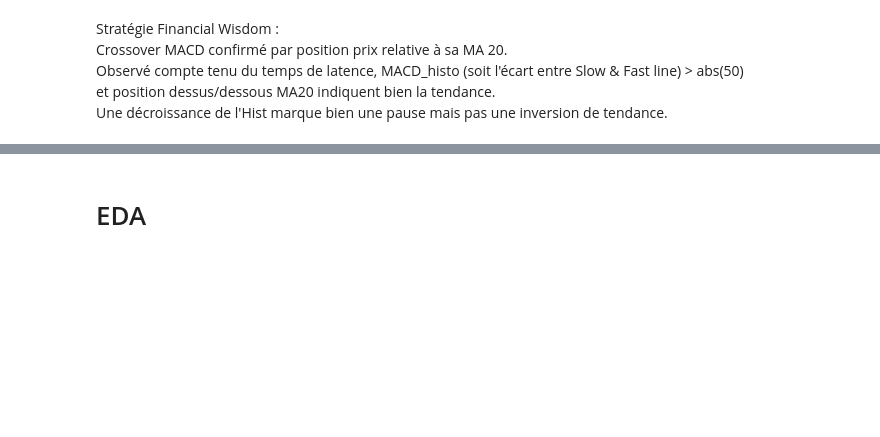
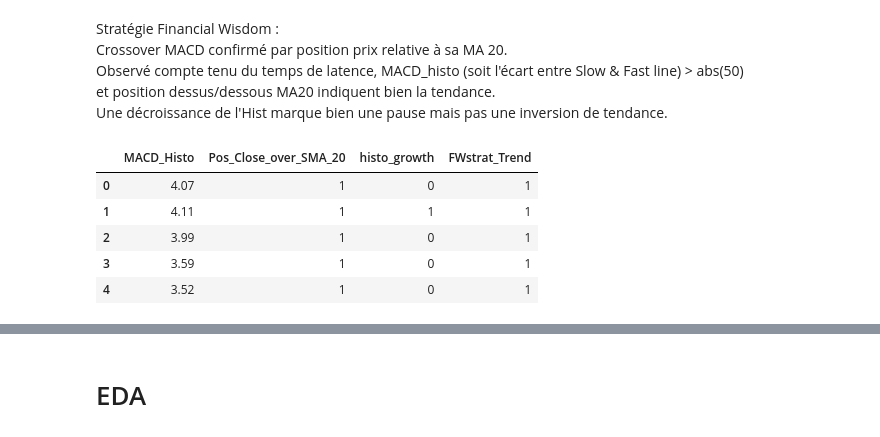
Before and after one commit to AxelRK200/trend_finder_dataiku, a Jupyter notebook: Exploration/Weekly_MA_MACD.ipynb, the cells around one changed output, grey strips where cells are left out. Drawn from its saved outputs; the diff is of its cells as text; code cells hidden in the pictures; blank space fills up the shorter version.

```diff
--- a/Exploration/Weekly_MA_MACD.ipynb
+++ b/Exploration/Weekly_MA_MACD.ipynb
@@ -170,0 +197,9 @@ Une décroissance de l'Hist marque bien une pause mais pas une inversion de tend
+# %%
+hist[["MACD_Histo","Pos_Close_over_SMA_20","histo_growth","FWstrat_Trend"]].head()
+# %% [output]
+|  | MACD_Histo | Pos_Close_over_SMA_20 | histo_growth | FWstrat_Trend |
+| 0 | 4.07 | 1 | 0 | 1 |
+| 1 | 4.11 | 1 | 1 | 1 |
+| 2 | 3.99 | 1 | 0 | 1 |
+| 3 | 3.59 | 1 | 0 | 1 |
+| 4 | 3.52 | 1 | 0 | 1 |
```
Also changed, not shown: parts of 7 cells of this notebook.
